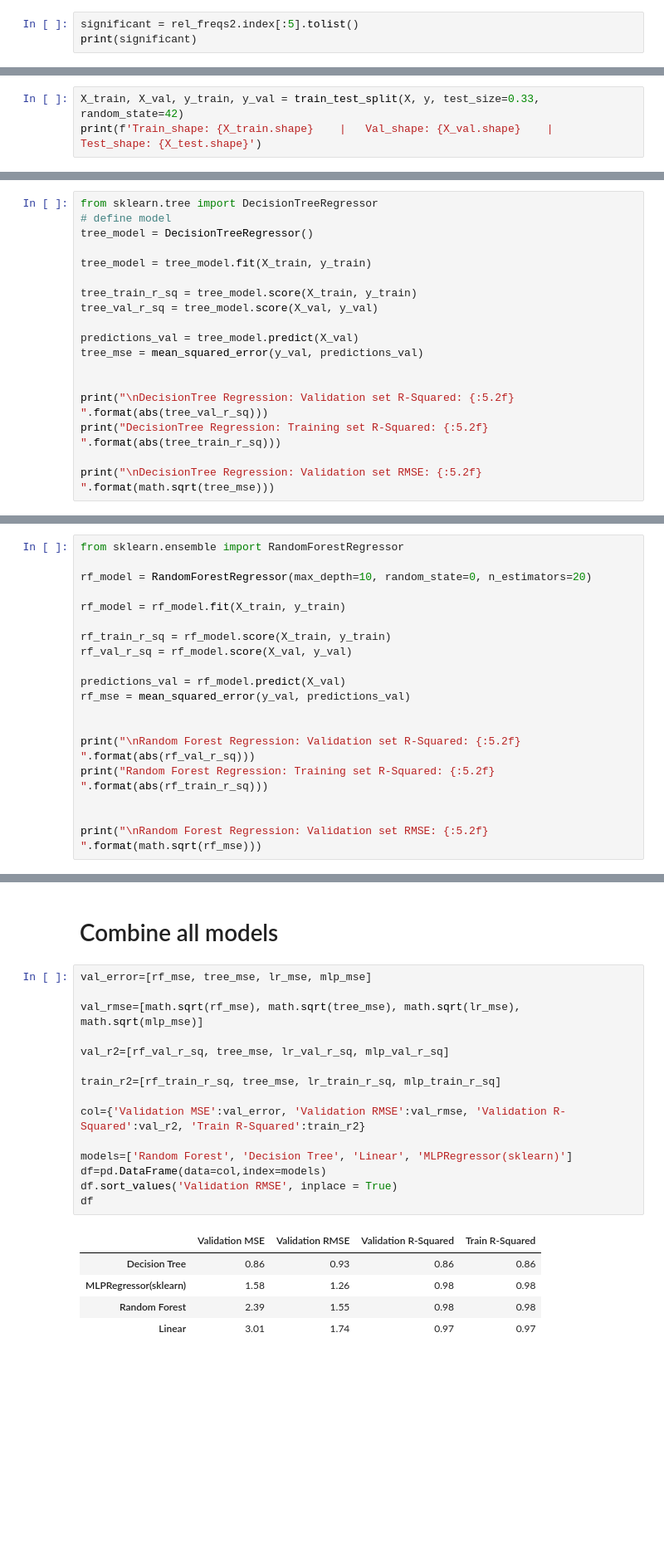
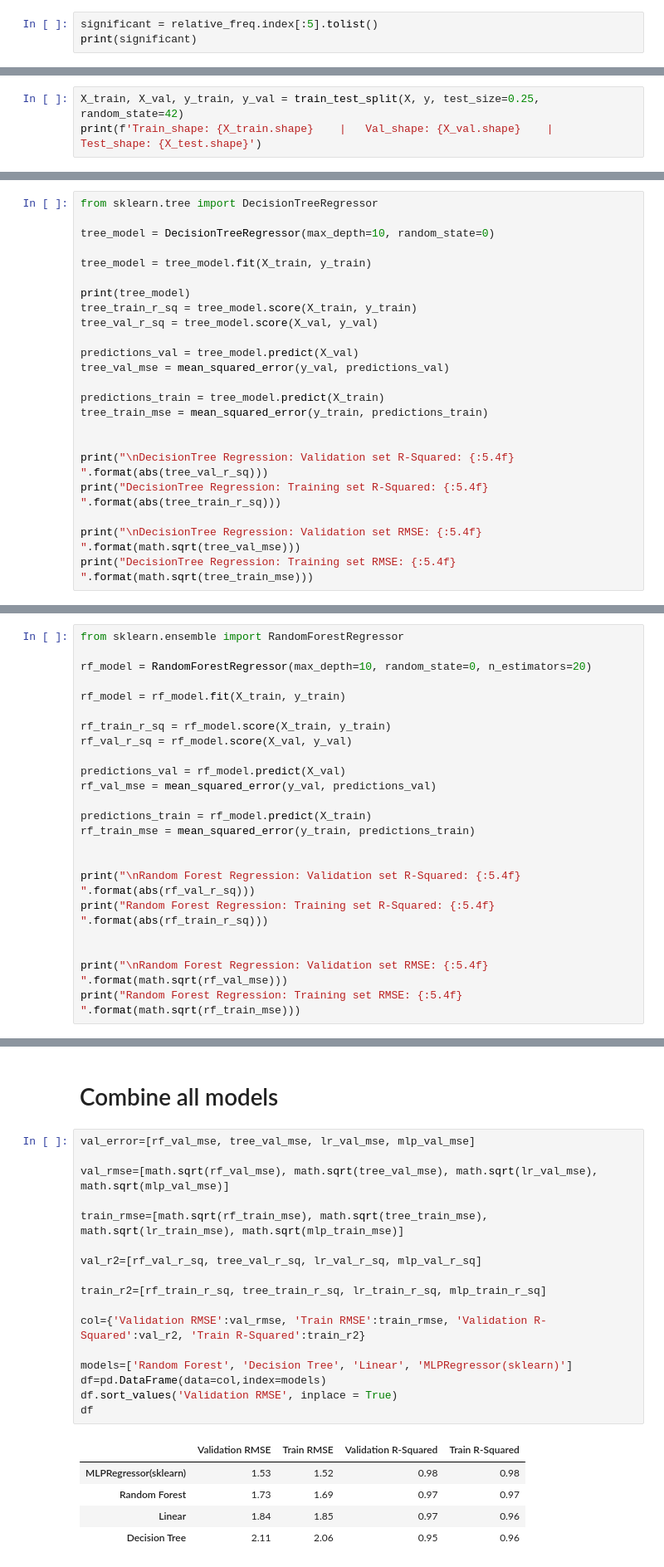
Before and after one commit to shatabdichoudhury/WiDS_2023, a Jupyter notebook: wids2023_rf_dt_lr_nn.ipynb, the cells around one changed output, grey strips where cells are left out. Shown at 83% size. Cells and saved outputs as stored; diff of their text form; blank space fills up the shorter version.

```diff
--- a/wids2023_rf_dt_lr_nn.ipynb
+++ b/wids2023_rf_dt_lr_nn.ipynb
@@ -278,7 +281,7 @@ sum(rel_freqs2[:5])
 # %% [output]
 0.8190661478599222
 # %%
-significant = rel_freqs2.index[:5].tolist()
+significant = relative_freq.index[:5].tolist()
 print(significant)
 # %% [output]
 ['BSk', 'Dfb', 'Cfa', 'Csb', 'Dfa']
@@ -376,6 +377,6 @@ def feature_engineering(train, test):
 # %%
 X, y, X_test = feature_engineering(train_df.copy(), test_df.copy())
 # %%
-X_train, X_val, y_train, y_val = train_test_split(X, y, test_size=0.33, random_state=42)
+X_train, X_val, y_train, y_val = train_test_split(X, y, test_size=0.25, random_state=42)
 print(f'Train_shape: {X_train.shape}    |   Val_shape: {X_val.shape}    |   Test_shape: {X_test.shape}')
 # %% [output]
@@ -412,20 +417,25 @@ submit.to_csv('linear_submission.csv', index = False)
 # Decision Tree Regression
 # %%
 from sklearn.tree import DecisionTreeRegressor
-# define model
-tree_model = DecisionTreeRegressor()
+
+tree_model = DecisionTreeRegressor(max_depth=10, random_state=0)
 
 tree_model = tree_model.fit(X_train, y_train)
 
+print(tree_model)
 tree_train_r_sq = tree_model.score(X_train, y_train)
 tree_val_r_sq = tree_model.score(X_val, y_val)
 
 predictions_val = tree_model.predict(X_val)
-tree_mse = mean_squared_error(y_val, predictions_val)
+tree_val_mse = mean_squared_error(y_val, predictions_val)
+
+predictions_train = tree_model.predict(X_train)
+tree_train_mse = mean_squared_error(y_train, predictions_train)
 
 
-print("\nDecisionTree Regression: Validation set R-Squared: {:5.2f} ".format(abs(tree_val_r_sq)))
-print("DecisionTree Regression: Training set R-Squared: {:5.2f} ".format(abs(tree_train_r_sq)))
+print("\nDecisionTree Regression: Validation set R-Squared: {:5.4f} ".format(abs(tree_val_r_sq)))
+print("DecisionTree Regression: Training set R-Squared: {:5.4f} ".format(abs(tree_train_r_sq)))
 
-print("\nDecisionTree Regression: Validation set RMSE: {:5.2f} ".format(math.sqrt(tree_mse)))
+print("\nDecisionTree Regression: Validation set RMSE: {:5.4f} ".format(math.sqrt(tree_val_mse)))
+print("DecisionTree Regression: Training set RMSE: {:5.4f} ".format(math.sqrt(tree_train_mse)))
 # %% [output]
@@ -449,12 +462,16 @@ rf_train_r_sq = rf_model.score(X_train, y_train)
 rf_val_r_sq = rf_model.score(X_val, y_val)
 
 predictions_val = rf_model.predict(X_val)
-rf_mse = mean_squared_error(y_val, predictions_val)
+rf_val_mse = mean_squared_error(y_val, predictions_val)
+
+predictions_train = rf_model.predict(X_train)
+rf_train_mse = mean_squared_error(y_train, predictions_train)
 
 
-print("\nRandom Forest Regression: Validation set R-Squared: {:5.2f} ".format(abs(rf_val_r_sq)))
-print("Random Forest Regression: Training set R-Squared: {:5.2f} ".format(abs(rf_train_r_sq)))
+print("\nRandom Forest Regression: Validation set R-Squared: {:5.4f} ".format(abs(rf_val_r_sq)))
+print("Random Forest Regression: Training set R-Squared: {:5.4f} ".format(abs(rf_train_r_sq)))
 
 
-print("\nRandom Forest Regression: Validation set RMSE: {:5.2f} ".format(math.sqrt(rf_mse)))
+print("\nRandom Forest Regression: Validation set RMSE: {:5.4f} ".format(math.sqrt(rf_val_mse)))
+print("Random Forest Regression: Training set RMSE: {:5.4f} ".format(math.sqrt(rf_train_mse)))
 # %% [output]
@@ -524,23 +546,25 @@ submit.to_csv('nn_submission.csv', index = False)
 # %% [markdown]
 # Combine all models
 # %%
-val_error=[rf_mse, tree_mse, lr_mse, mlp_mse]
+val_error=[rf_val_mse, tree_val_mse, lr_val_mse, mlp_val_mse]
 
-val_rmse=[math.sqrt(rf_mse), math.sqrt(tree_mse), math.sqrt(lr_mse), math.sqrt(mlp_mse)]
+val_rmse=[math.sqrt(rf_val_mse), math.sqrt(tree_val_mse), math.sqrt(lr_val_mse), math.sqrt(mlp_val_mse)]
 
-val_r2=[rf_val_r_sq, tree_mse, lr_val_r_sq, mlp_val_r_sq]
+train_rmse=[math.sqrt(rf_train_mse), math.sqrt(tree_train_mse), math.sqrt(lr_train_mse), math.sqrt(mlp_train_mse)]
 
-train_r2=[rf_train_r_sq, tree_mse, lr_train_r_sq, mlp_train_r_sq]
+val_r2=[rf_val_r_sq, tree_val_r_sq, lr_val_r_sq, mlp_val_r_sq]
 
-col={'Validation MSE':val_error, 'Validation RMSE':val_rmse, 'Validation R-Squared':val_r2, 'Train R-Squared':train_r2}
+train_r2=[rf_train_r_sq, tree_train_r_sq, lr_train_r_sq, mlp_train_r_sq]
+
+col={'Validation RMSE':val_rmse, 'Train RMSE':train_rmse, 'Validation R-Squared':val_r2, 'Train R-Squared':train_r2}
 
 models=['Random Forest', 'Decision Tree', 'Linear', 'MLPRegressor(sklearn)']
 df=pd.DataFrame(data=col,index=models)
 df.sort_values('Validation RMSE', inplace = True)
 df
 # %% [output]
-|  | Validation MSE | Validation RMSE | Validation R-Squared | Train R-Squared |
-| Decision Tree | 0.86 | 0.93 | 0.86 | 0.86 |
-| MLPRegressor(sklearn) | 1.58 | 1.26 | 0.98 | 0.98 |
-| Random Forest | 2.39 | 1.55 | 0.98 | 0.98 |
-| Linear | 3.01 | 1.74 | 0.97 | 0.97 |
+|  | Validation RMSE | Train RMSE | Validation R-Squared | Train R-Squared |
+| MLPRegressor(sklearn) | 1.53 | 1.52 | 0.98 | 0.98 |
+| Random Forest | 1.73 | 1.69 | 0.97 | 0.97 |
+| Linear | 1.84 | 1.85 | 0.97 | 0.96 |
+| Decision Tree | 2.11 | 2.06 | 0.95 | 0.96 |
```
Also changed, not shown: parts of 15 cells of this notebook.
